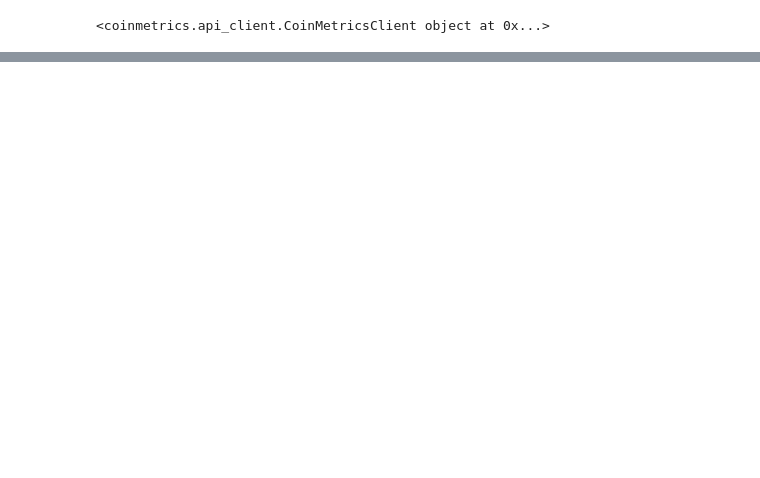
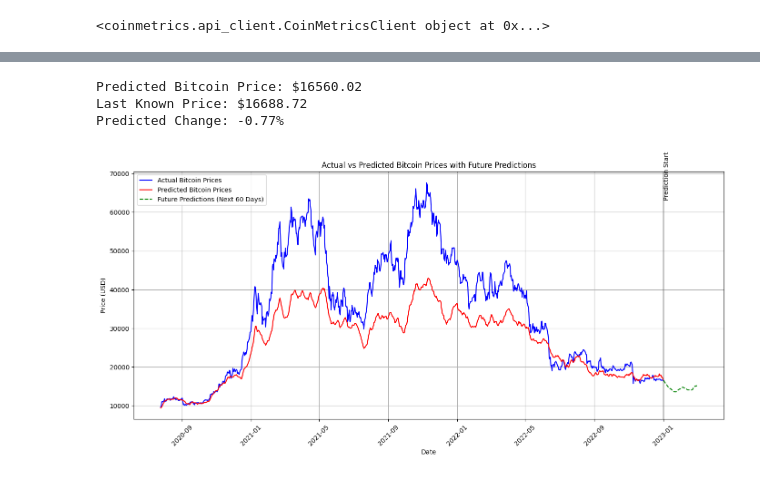
Before and after one commit to Rezmana/COMP-3071-TradingBot, a Jupyter notebook: OnChainAnalysis/LSTM.ipynb, the cells around one changed output, grey strips where cells are left out. Saved outputs shown, nothing was run; the diff lists cells and outputs as text; code cells hidden in the pictures; blank space fills up the shorter version.

```diff
--- a/OnChainAnalysis/LSTM.ipynb
+++ b/OnChainAnalysis/LSTM.ipynb
@@ -186,0 +1238,51 @@ plt.show()
+# %%
+# First, we need to generate future dates
+last_date = df['time'].iloc[-1]
+future_dates = pd.date_range(start=last_date + pd.Timedelta(days=1), periods=60, freq='D')
+
+# Get future predictions (using the function from earlier)
+future_predictions = predict_future(days_ahead=60)
+
+# Plotting future predictions alongside actual prices
+plt.figure(figsize=(14, 7))
+
+# Get the actual dates for the test set
+test_dates = df['time'].iloc[-len(y_test_actual):]
+
+# Plot actual prices with dates
+plt.plot(test_dates, y_test_actual, label='Actual Bitcoin Prices', color='blue')
+
+# Plot predicted prices for test period
+plt.plot(test_dates, y_pred, label='Predicted Bitcoin Prices', color='red')
+
+# Future Predictions
+plt.plot(future_dates, future_predictions, label='Future Predictions (Next 60 Days)',
+         color='green', linestyle='--')
+
+predicted_price = scaler_y.inverse_transform(predicted_price_scaled)
+
+print(f"Predicted Bitcoin Price: ${predicted_price[0][0]:.2f}")
+
+# Compare with the last known price
+last_actual_price = df['PriceUSD_target'].iloc[-1]
+print(f"Last Known Price: ${last_actual_price:.2f}")
+print(f"Predicted Change: {((predicted_price[0][0] - last_actual_price) / last_actual_price * 100):.2f}%")
+
+# Add a vertical line to mark where predictions start
+plt.axvline(x=last_date, color='black', linestyle='-', alpha=0.3)
+plt.text(last_date, plt.ylim()[1]*0.9, 'Prediction Start', rotation=90)
+
+# Plotting
+plt.title('Actual vs Predicted Bitcoin Prices with Future Predictions')
+plt.xlabel('Date')
+plt.ylabel('Price (USD)')
+plt.legend()
+plt.grid(True)
+plt.xticks(rotation=45)
+plt.tight_layout()
+plt.show()
+# %% [output]
+Predicted Bitcoin Price: $16560.02
+Last Known Price: $16688.72
+Predicted Change: -0.77%
+[figure, added]
```
Also changed, not shown: parts of 19 cells of this notebook, 3 other files.
